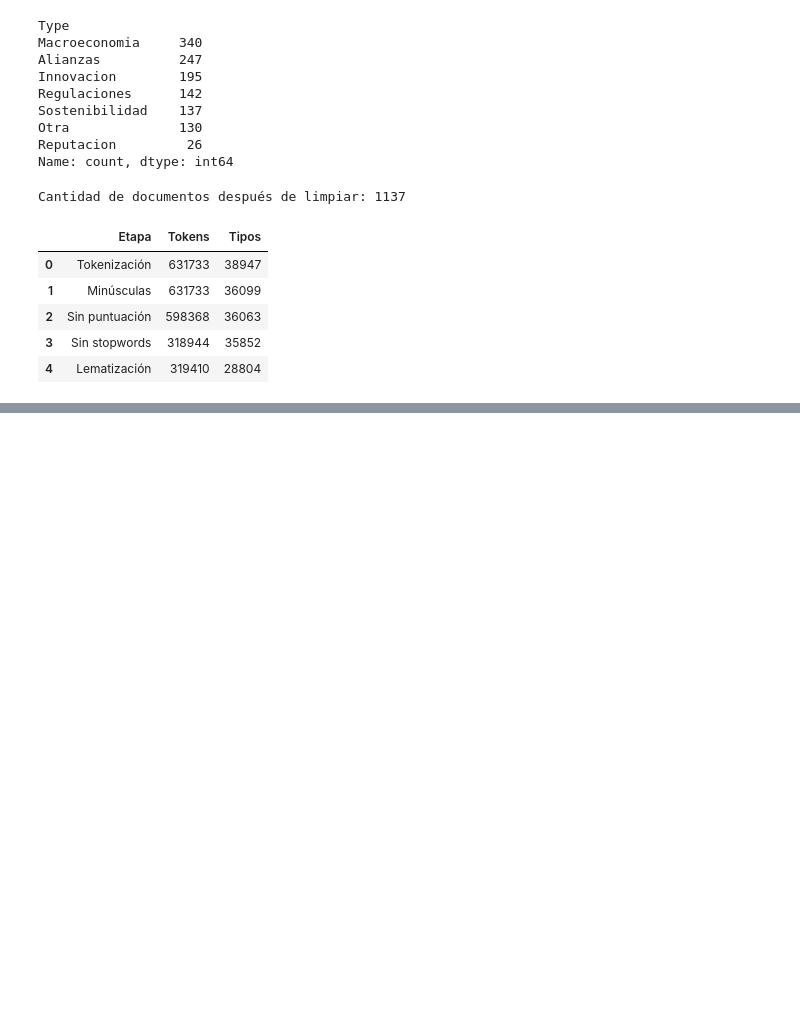
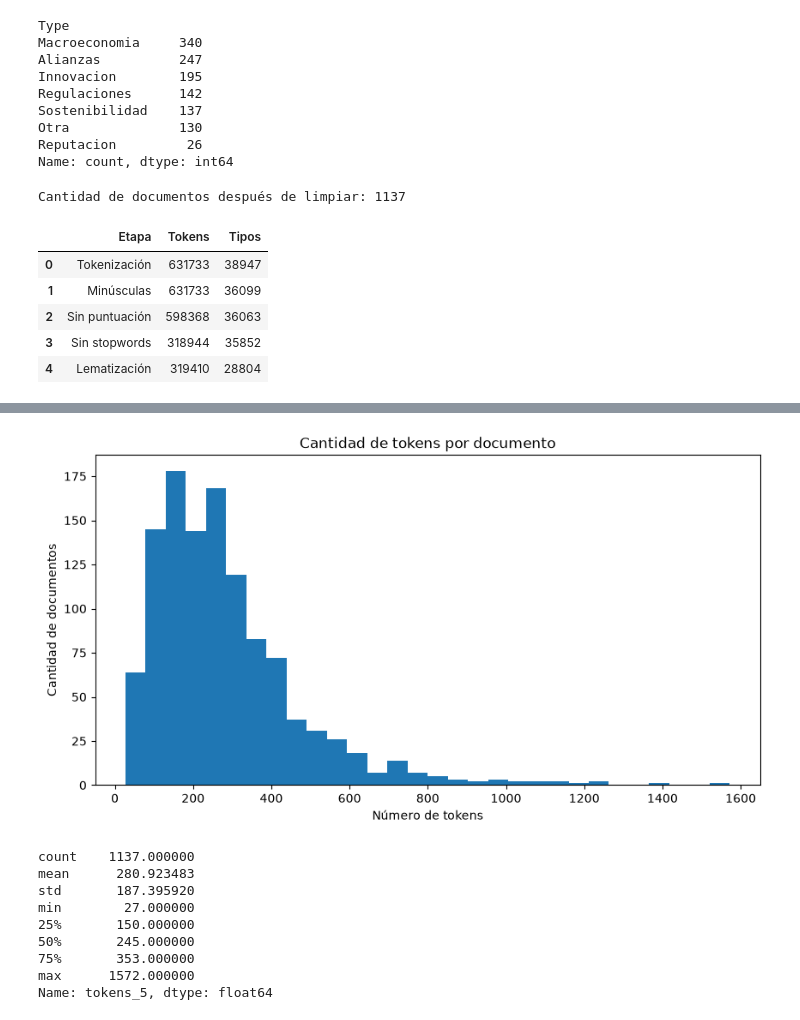
Before and after one commit to gian236/nlplab1, a Jupyter notebook: lab1.ipynb, the cells around one changed output, grey strips where cells are left out. Drawn from its saved outputs; the diff is of its cells as text; code cells hidden in the pictures; blank space fills up the shorter version.

```diff
--- a/lab1.ipynb
+++ b/lab1.ipynb
@@ -251,0 +358,27 @@ display(pipeline_df)
+# %%
+longitudes = df["tokens_5"].apply(len)
+
+plt.figure(figsize=(10,5))
+
+plt.hist(longitudes, bins=30)
+
+plt.title("Cantidad de tokens por documento")
+
+plt.xlabel("Número de tokens")
+
+plt.ylabel("Cantidad de documentos")
+
+plt.show()
+
+display(longitudes.describe())
+# %% [output]
+[figure, added]
+count    1137.000000
+mean      280.923483
+std       187.395920
+min        27.000000
+25%       150.000000
+50%       245.000000
+75%       353.000000
+max      1572.000000
+Name: tokens_5, dtype: float64
```
Also changed, not shown: parts of 10 cells of this notebook.
